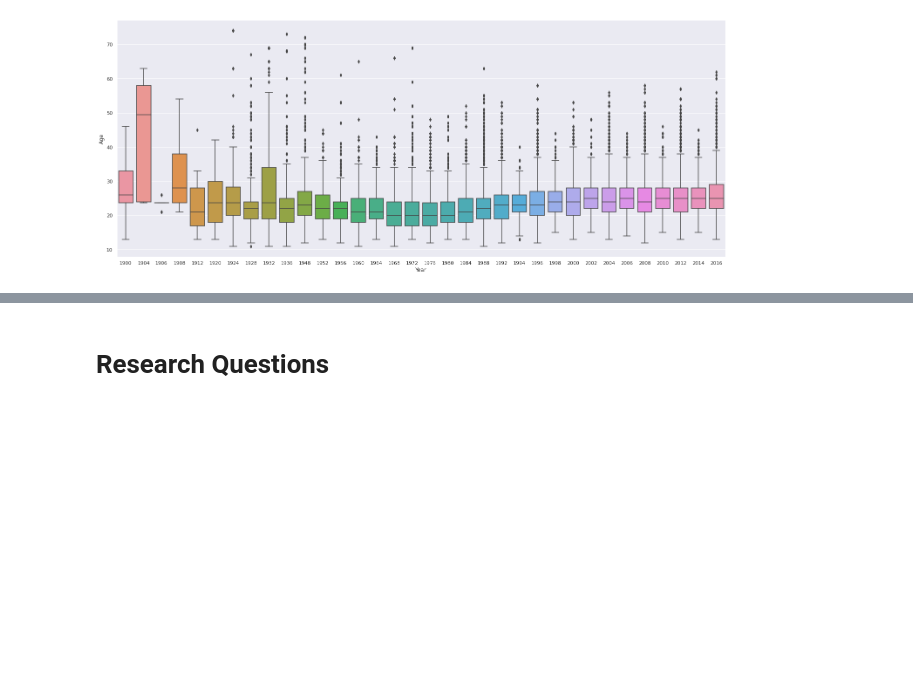
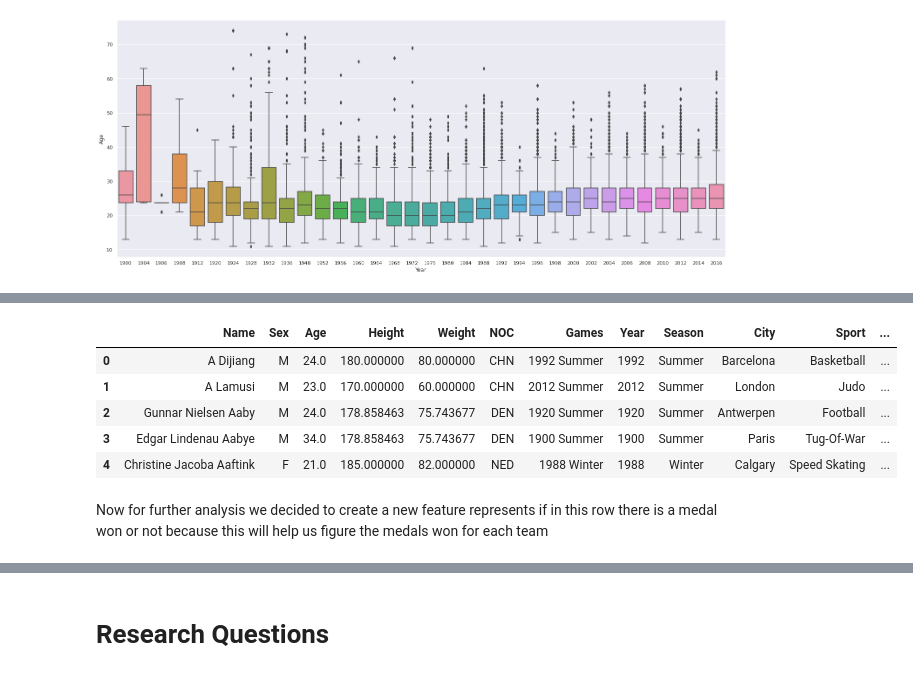
Before and after one commit to CSEN1095-W21/project-u8, a Jupyter notebook: cleaning.ipynb, the cells around one changed output, grey strips where cells are left out. Drawn from its saved outputs; the diff is of its cells as text; code cells hidden in the pictures; blank space fills up the shorter version.

```diff
--- a/cleaning.ipynb
+++ b/cleaning.ipynb
@@ -796,0 +791,2 @@ sns.boxplot(x="Year", y="Age", data=olympics_merge_outliersDropped[olympics_merg
+# %%
+w_gdp['Year'] = pd.to_numeric(w_gdp['Year'])
@@ -796,0 +810,27 @@ sns.boxplot(x="Year", y="Age", data=olympics_merge_outliersDropped[olympics_merg
+# %%
+# Merge to get country code
+olympics_merge_ccode = olympics_merge_outliersDropped.merge(w_gdp[['Country Name', 'Country Code']].drop_duplicates(),
+                                            left_on = 'Team',
+                                            right_on = 'Country Name',
+                                            how = 'left')
+
+olympics_merge_ccode.drop('Country Name', axis = 1, inplace = True)
+
+# Merge to get gdp too
+olympics_merge_gdp = olympics_merge_ccode.merge(w_gdp,
+                                                left_on = ['Country Code', 'Year'],
+                                                right_on = ['Country Code', 'Year'],
+                                                how = 'left')
+
+olympics_merge_gdp.drop('Country Name', axis = 1, inplace = True)
+# %%
+w_pop = pd.read_csv('https://raw.githubusercontent.com/abzokhattab/120-years-of-Olympic-History-Analysis/main/world_pop.csv')
+# %%
+w_pop.drop(['Indicator Name', 'Indicator Code'], axis = 1, inplace = True)
+
+w_pop = pd.melt(w_pop, id_vars = ['Country', 'Country Code'], var_name = 'Year', value_name = 'Population')
+
+# Change the Year to integer type
+w_pop['Year'] = pd.to_numeric(w_pop['Year'])
+
+w_pop.head()
@@ -796,0 +844,18 @@ sns.boxplot(x="Year", y="Age", data=olympics_merge_outliersDropped[olympics_merg
+# %%
+olympics_final = olympics_merge_gdp.merge(w_pop,
+                                            left_on = ['Country Code', 'Year'],
+                                            right_on= ['Country Code', 'Year'],
+                                            how = 'left')
+
+olympics_final.drop('Country', axis = 1, inplace = True)
+
+olympics_final.head()
+# %% [output]
+|  | Name | Sex | Age | Height | Weight | NOC | Games | Year | Season | City | Sport | ... |
+| 0 | A Dijiang | M | 24.0 | 180.000000 | 80.000000 | CHN | 1992 Summer | 1992 | Summer | Barcelona | Basketball | ... |
+| 1 | A Lamusi | M | 23.0 | 170.000000 | 60.000000 | CHN | 2012 Summer | 2012 | Summer | London | Judo | ... |
+| 2 | Gunnar Nielsen Aaby | M | 24.0 | 178.858463 | 75.743677 | DEN | 1920 Summer | 1920 | Summer | Antwerpen | Football | ... |
+| 3 | Edgar Lindenau Aabye | M | 34.0 | 178.858463 | 75.743677 | DEN | 1900 Summer | 1900 | Summer | Paris | Tug-Of-War | ... |
+| 4 | Christine Jacoba Aaftink | F | 21.0 | 185.000000 | 82.000000 | NED | 1988 Winter | 1988 | Winter | Calgary | Speed Skating | ... |
+# %% [markdown]
+Now for further analysis we decided to create a new feature represents if in this row there is a medal won or not because this will help us figure the medals won for each team
```
Also changed, not shown: parts of 33 cells of this notebook.
